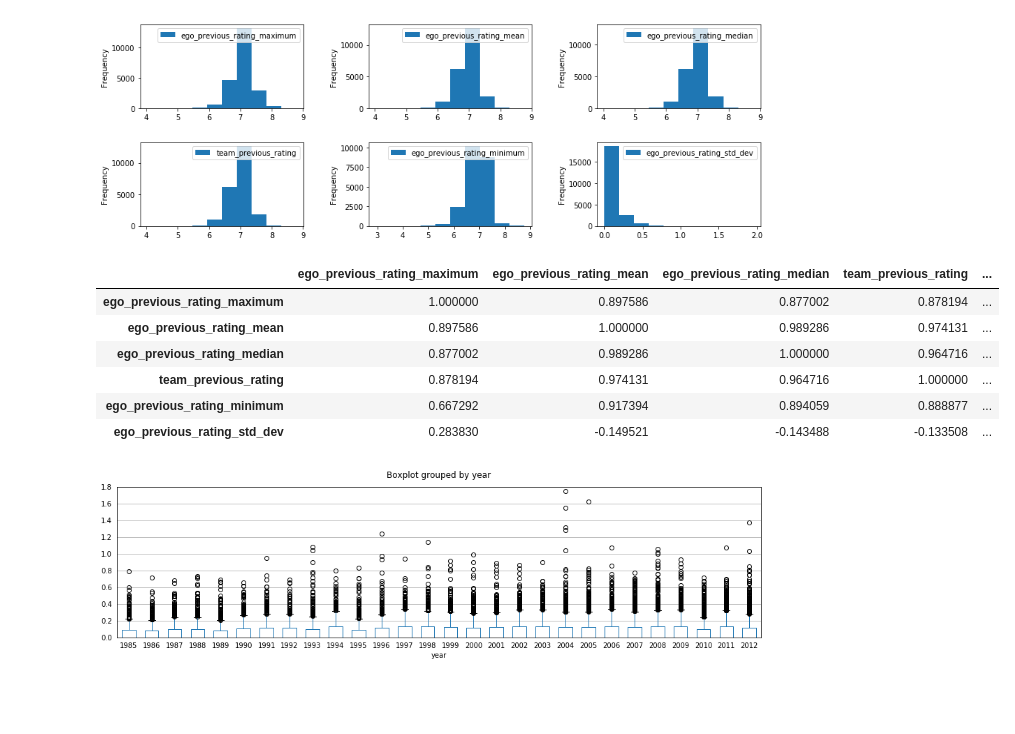
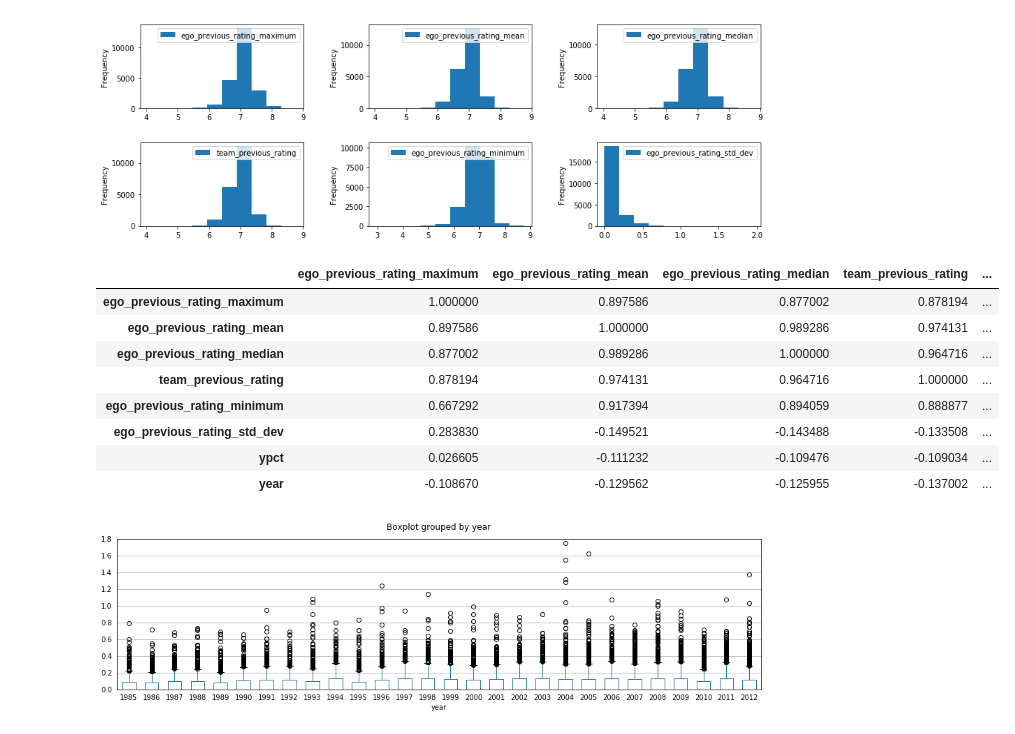
Before and after one commit to code-energy/teamspector, a Jupyter notebook: visualizations/eda-experiment.ipynb, the cells around one changed output. Saved outputs shown, nothing was run; the diff lists cells and outputs as text; code cells hidden in the pictures; blank space fills up the shorter version.

```diff
--- a/visualizations/eda-experiment.ipynb
+++ b/visualizations/eda-experiment.ipynb
@@ -127,15 +129,17 @@ for i, x in enumerate(f[:-2]):
 # %% [output]
 [figure]
 # %%
-dfx[f[:-2]].corr()
+dfx[f].corr()
 # %% [output]
 |  | ego_previous_rating_maximum | ego_previous_rating_mean | ego_previous_rating_median | team_previous_rating | ... |
 | ego_previous_rating_maximum | 1.000000 | 0.897586 | 0.877002 | 0.878194 | ... |
 | ego_previous_rating_mean | 0.897586 | 1.000000 | 0.989286 | 0.974131 | ... |
 | ego_previous_rating_median | 0.877002 | 0.989286 | 1.000000 | 0.964716 | ... |
 | team_previous_rating | 0.878194 | 0.974131 | 0.964716 | 1.000000 | ... |
 | ego_previous_rating_minimum | 0.667292 | 0.917394 | 0.894059 | 0.888877 | ... |
 | ego_previous_rating_std_dev | 0.283830 | -0.149521 | -0.143488 | -0.133508 | ... |
+| ypct | 0.026605 | -0.111232 | -0.109476 | -0.109034 | ... |
+| year | -0.108670 | -0.129562 | -0.125955 | -0.137002 | ... |
 # %%
 df['_year'] = df.year.map(lambda x: x - (x % 3 ))
 
```
Also changed, not shown: parts of 24 cells of this notebook.
